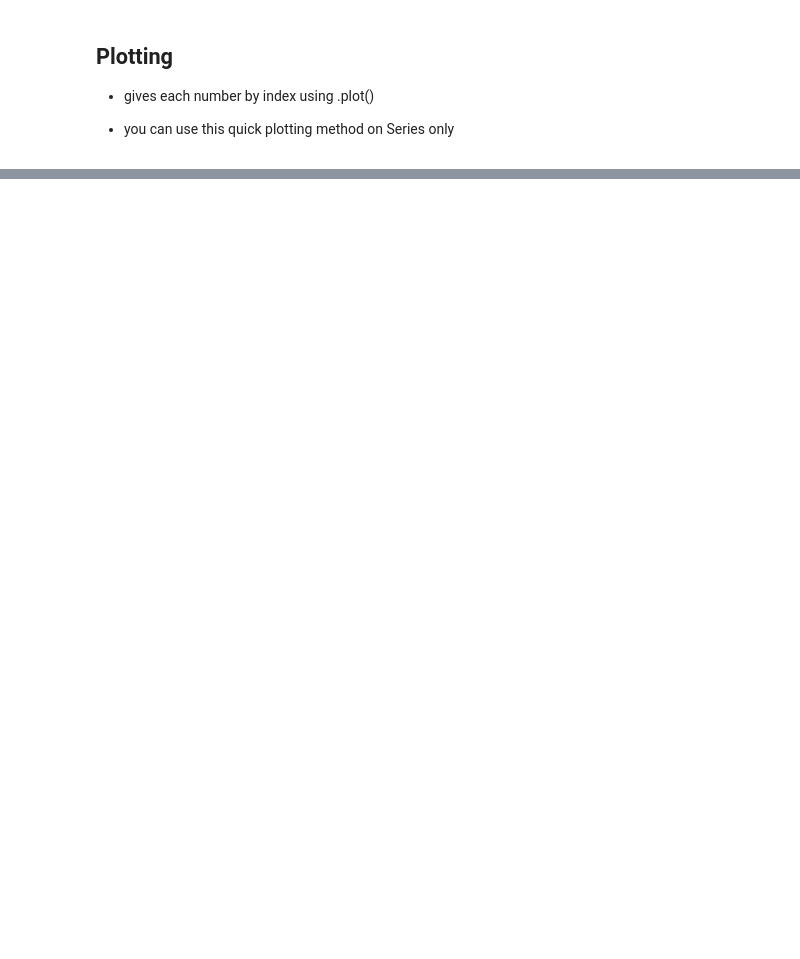
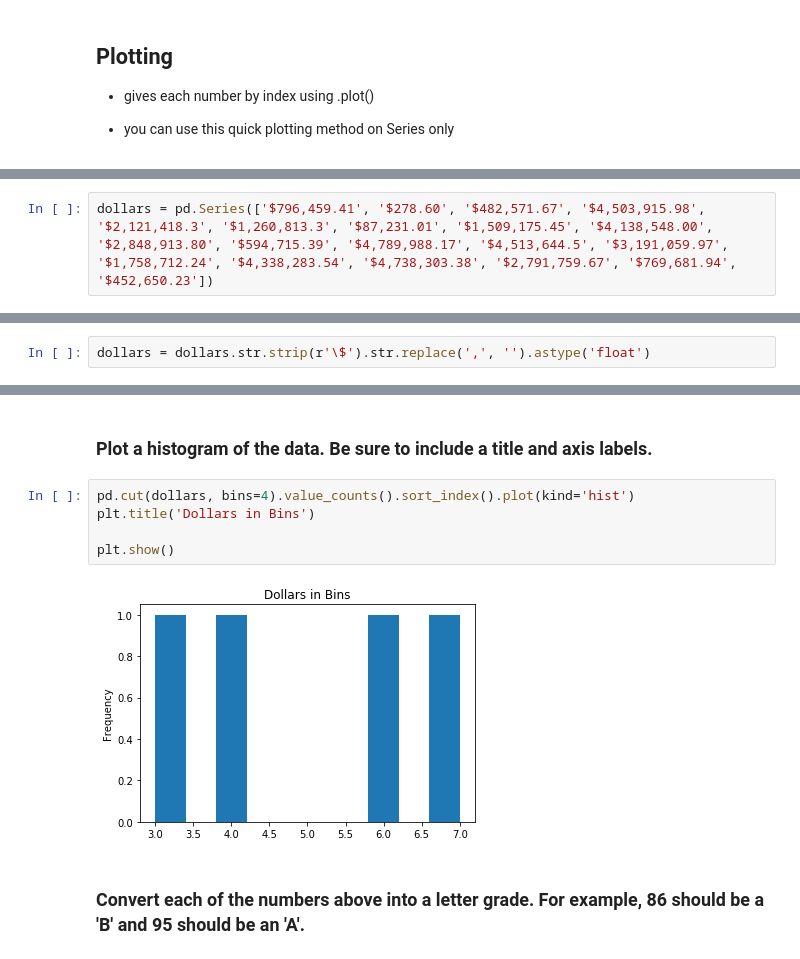
Before and after one commit to faithkane3/codeup_review, a Jupyter notebook: series.ipynb, the cells around one changed output, grey strips where cells are left out. Saved outputs shown, nothing was run; the diff lists cells and outputs as text; blank space fills up the shorter version.

```diff
--- a/series.ipynb
+++ b/series.ipynb
@@ -417,0 +702,2 @@ plt.show()
+# %%
+dollars = pd.Series(['$796,459.41', '$278.60', '$482,571.67', '$4,503,915.98', '$2,121,418.3', '$1,260,813.3', '$87,231.01', '$1,509,175.45', '$4,138,548.00', '$2,848,913.80', '$594,715.39', '$4,789,988.17', '$4,513,644.5', '$3,191,059.97', '$1,758,712.24', '$4,338,283.54', '$4,738,303.38', '$2,791,759.67', '$769,681.94', '$452,650.23'])
@@ -417,0 +712,2 @@ plt.show()
+# %%
+dollars = dollars.str.strip(r'\$').str.replace(',', '').astype('float')
@@ -417,0 +754,11 @@ plt.show()
+# %% [markdown]
+### Plot a histogram of the data. Be sure to include a title and axis labels.
+# %%
+pd.cut(dollars, bins=4).value_counts().sort_index().plot(kind='hist')
+plt.title('Dollars in Bins')
+
+plt.show()
+# %% [output]
+[figure, added]
+# %% [markdown]
+### Convert each of the numbers above into a letter grade. For example, 86 should be a 'B' and 95 should be an 'A'.
```
Also changed, not shown: parts of 107 cells of this notebook.
